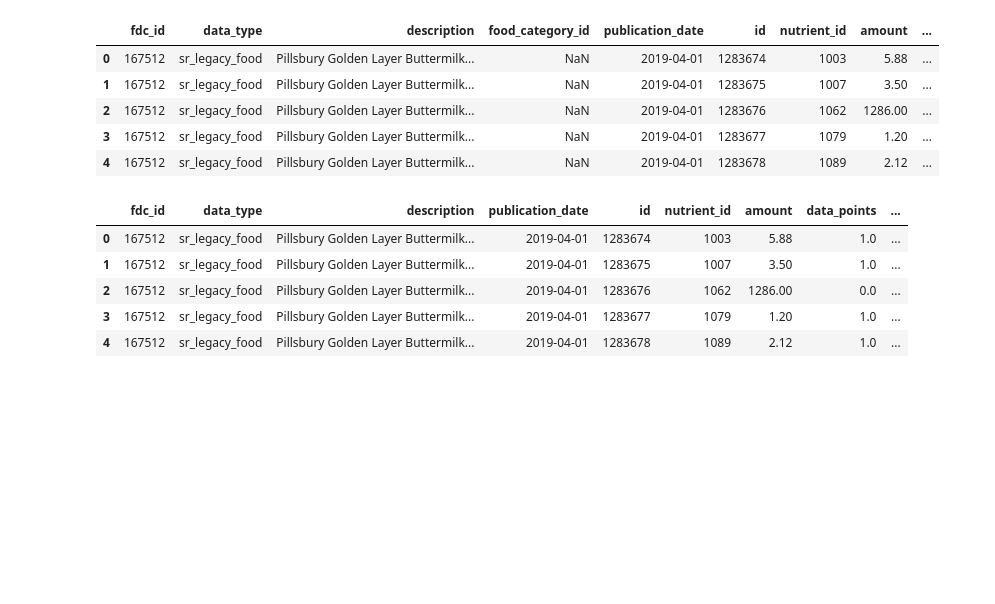
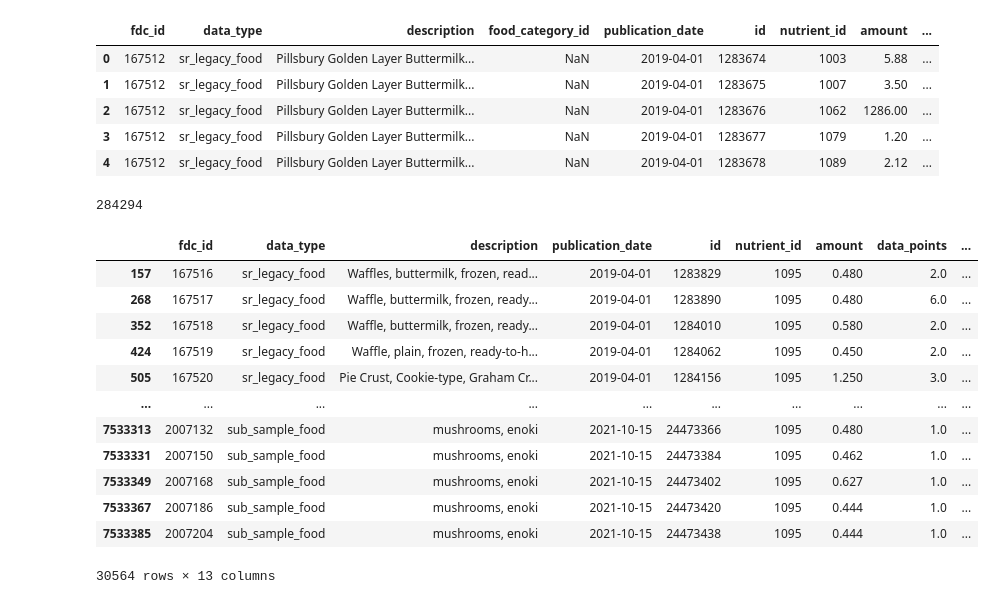
Before and after one commit to jacob-parks98/Smart_MAR, a Jupyter notebook: Smart_MAR.ipynb, the cells around one changed output. Saved outputs shown, nothing was run; the diff lists cells and outputs as text; code cells hidden in the pictures; blank space fills up the shorter version.

```diff
--- a/Smart_MAR.ipynb
+++ b/Smart_MAR.ipynb
@@ -363,17 +363,28 @@ food.head()
 | 2 | 167512 | sr_legacy_food | Pillsbury Golden Layer Buttermilk... | NaN | 2019-04-01 | 1283676 | 1062 | 1286.00 | ... |
 | 3 | 167512 | sr_legacy_food | Pillsbury Golden Layer Buttermilk... | NaN | 2019-04-01 | 1283677 | 1079 | 1.20 | ... |
 | 4 | 167512 | sr_legacy_food | Pillsbury Golden Layer Buttermilk... | NaN | 2019-04-01 | 1283678 | 1089 | 2.12 | ... |
+# %%
+len(food['description'].unique())
+# %% [output]
+284294
 # %%
 food = food.drop(columns = ['food_category_id','min','max','median','loq', 'footnote', 'min_year_acquired'])
 # %%
-food.head()
+food[food['name'].str.contains('Zinc')]
 # %% [output]
 |  | fdc_id | data_type | description | publication_date | id | nutrient_id | amount | data_points | ... |
-| 0 | 167512 | sr_legacy_food | Pillsbury Golden Layer Buttermilk... | 2019-04-01 | 1283674 | 1003 | 5.88 | 1.0 | ... |
-| 1 | 167512 | sr_legacy_food | Pillsbury Golden Layer Buttermilk... | 2019-04-01 | 1283675 | 1007 | 3.50 | 1.0 | ... |
-| 2 | 167512 | sr_legacy_food | Pillsbury Golden Layer Buttermilk... | 2019-04-01 | 1283676 | 1062 | 1286.00 | 0.0 | ... |
-| 3 | 167512 | sr_legacy_food | Pillsbury Golden Layer Buttermilk... | 2019-04-01 | 1283677 | 1079 | 1.20 | 1.0 | ... |
-| 4 | 167512 | sr_legacy_food | Pillsbury Golden Layer Buttermilk... | 2019-04-01 | 1283678 | 1089 | 2.12 | 1.0 | ... |
+| 157 | 167516 | sr_legacy_food | Waffles, buttermilk, frozen, read... | 2019-04-01 | 1283829 | 1095 | 0.480 | 2.0 | ... |
+| 268 | 167517 | sr_legacy_food | Waffle, buttermilk, frozen, ready... | 2019-04-01 | 1283890 | 1095 | 0.480 | 6.0 | ... |
+| 352 | 167518 | sr_legacy_food | Waffle, buttermilk, frozen, ready... | 2019-04-01 | 1284010 | 1095 | 0.580 | 2.0 | ... |
+| 424 | 167519 | sr_legacy_food | Waffle, plain, frozen, ready-to-h... | 2019-04-01 | 1284062 | 1095 | 0.450 | 2.0 | ... |
+| 505 | 167520 | sr_legacy_food | Pie Crust, Cookie-type, Graham Cr... | 2019-04-01 | 1284156 | 1095 | 1.250 | 3.0 | ... |
+| ... | ... | ... | ... | ... | ... | ... | ... | ... | ... |
+| 7533313 | 2007132 | sub_sample_food | mushrooms, enoki | 2021-10-15 | 24473366 | 1095 | 0.480 | 1.0 | ... |
+| 7533331 | 2007150 | sub_sample_food | mushrooms, enoki | 2021-10-15 | 24473384 | 1095 | 0.462 | 1.0 | ... |
+| 7533349 | 2007168 | sub_sample_food | mushrooms, enoki | 2021-10-15 | 24473402 | 1095 | 0.627 | 1.0 | ... |
+| 7533367 | 2007186 | sub_sample_food | mushrooms, enoki | 2021-10-15 | 24473420 | 1095 | 0.444 | 1.0 | ... |
+| 7533385 | 2007204 | sub_sample_food | mushrooms, enoki | 2021-10-15 | 24473438 | 1095 | 0.444 | 1.0 | ... |
+30564 rows × 13 columns
 # %%
 #se_df = pd.read_table('Data/meddra_all_label_se.tsv')
 # %%
```
Also changed, not shown: parts of 31 cells of this notebook, 3 other files.
